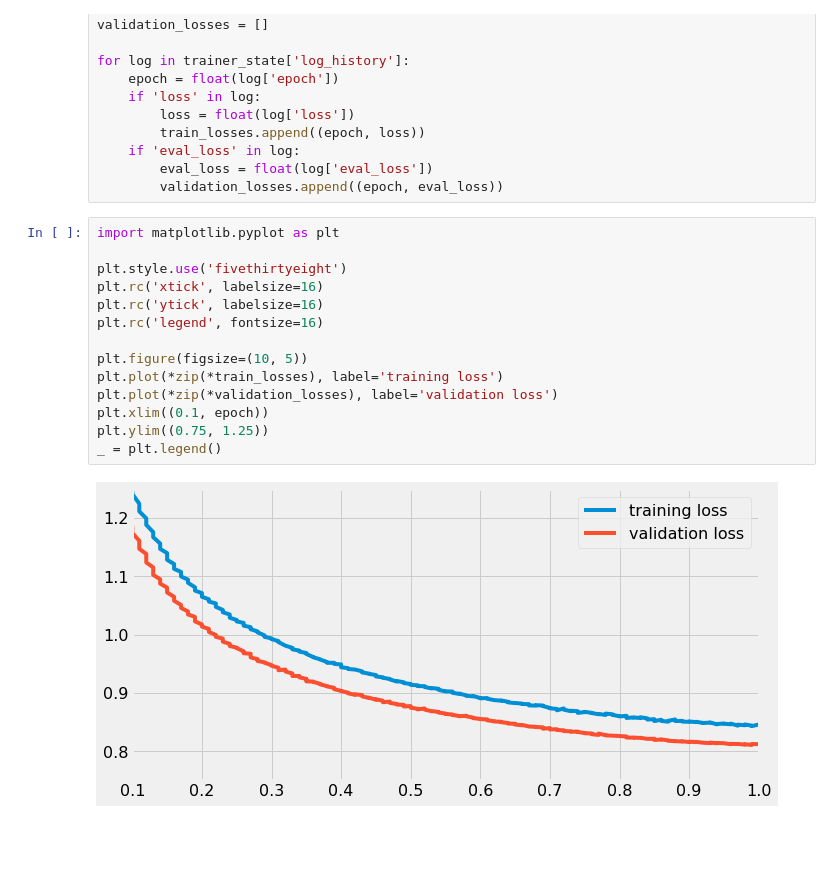
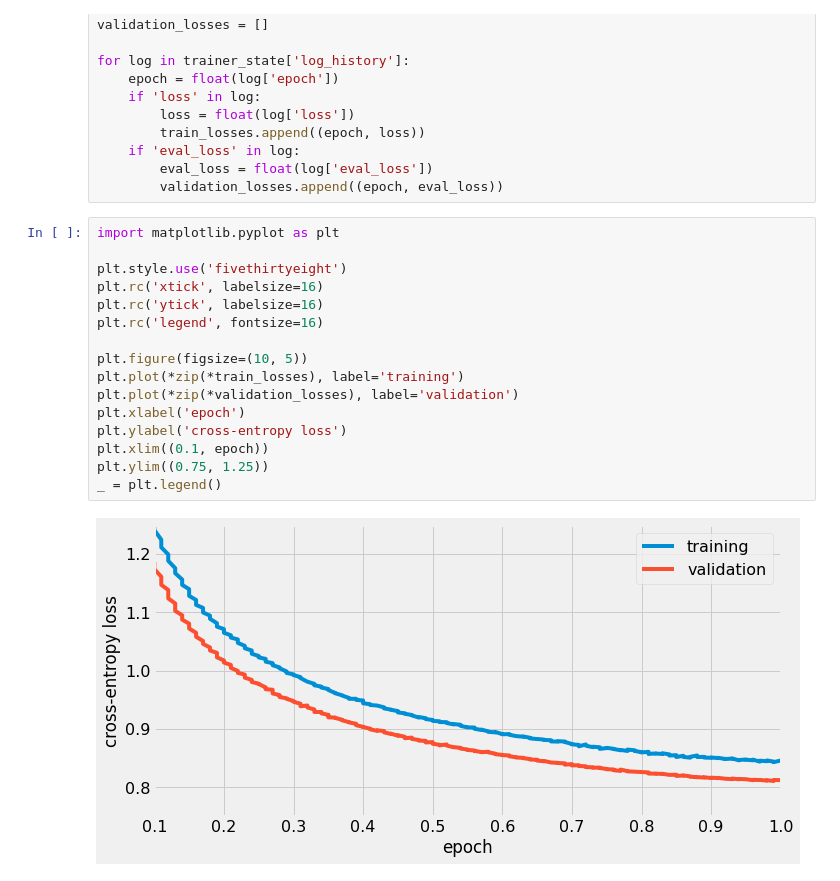
Before and after one commit to Witiko/scm-at-arqmath3, a Jupyter notebook: 03-finetune-roberta.ipynb, the cells around one changed output. Drawn from its saved outputs; the diff is of its cells as text; blank space fills up the shorter version.

Commit message:
Add axis labels to `03-finetune-roberta.ipynb`

```diff
--- a/03-finetune-roberta.ipynb
+++ b/03-finetune-roberta.ipynb
@@ -58,16 +58,18 @@ for log in trainer_state['log_history']:
 # %%
 import matplotlib.pyplot as plt
 
 plt.style.use('fivethirtyeight')
 plt.rc('xtick', labelsize=16)
 plt.rc('ytick', labelsize=16)
 plt.rc('legend', fontsize=16)
 
 plt.figure(figsize=(10, 5))
-plt.plot(*zip(*train_losses), label='training loss')
-plt.plot(*zip(*validation_losses), label='validation loss')
+plt.plot(*zip(*train_losses), label='training')
+plt.plot(*zip(*validation_losses), label='validation')
+plt.xlabel('epoch')
+plt.ylabel('cross-entropy loss')
 plt.xlim((0.1, epoch))
 plt.ylim((0.75, 1.25))
 _ = plt.legend()
 # %% [output]
-[figure, old version]
+[figure, new version]
```
